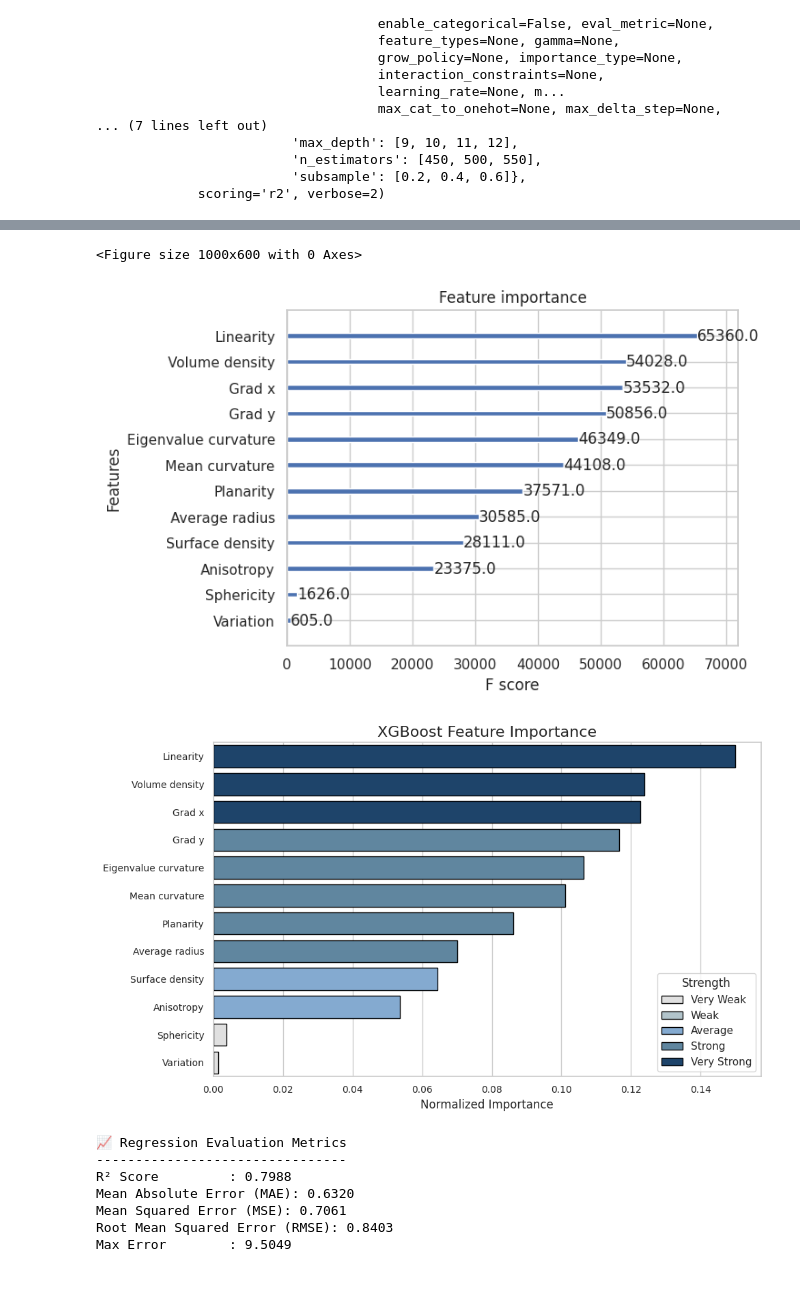
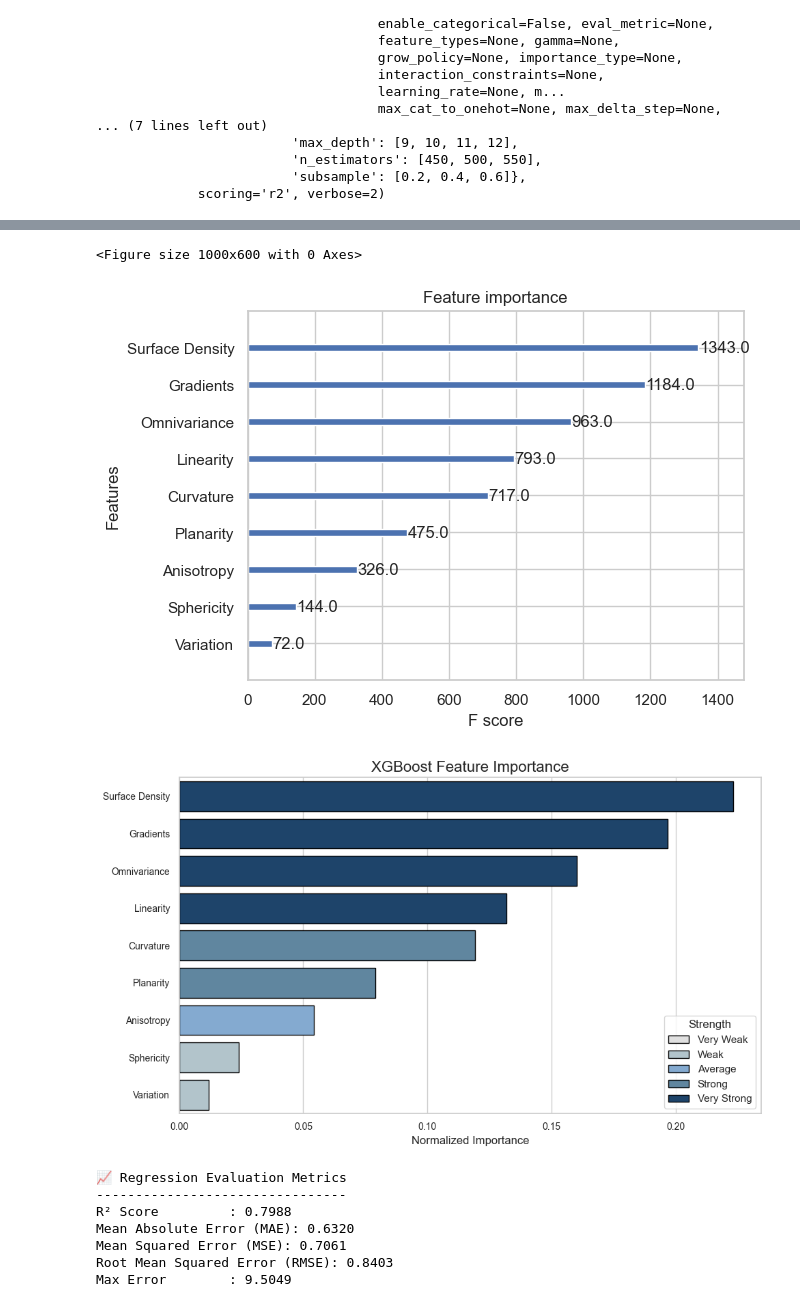
Before and after one commit to MagnusKarlsen1/PCQA-NN, a Jupyter notebook: Code/Gradient NN/models/XGBoost Regressor.ipynb, the cells around one changed output, grey strips where cells are left out. Saved outputs shown, nothing was run; the diff lists cells and outputs as text; code cells hidden in the pictures.

```diff
--- a/Code/Gradient NN/models/XGBoost Regressor.ipynb
+++ b/Code/Gradient NN/models/XGBoost Regressor.ipynb
@@ -25,19 +26,15 @@ print(jax.devices())
 # %%
-features = np.loadtxt("../Data/Training_data/big_test_features.txt")
-labels = np.loadtxt("../Data/Training_data/big_test_labels.txt")
+features = np.loadtxt("../Data/Training_data/ny_ide_feature_20.txt")
+labels = np.loadtxt("../Data/Training_data/ny_ide_label_20.txt")
 # %%
+features = features[:,-1]
+
+
 # Split label array into individual columns
-true_labels = labels[:, 0]          # Just the actual label
-avg_radius_column = labels[:, 1]    # The one you want to move to features
-
-# Reshape so you can concatenate it
-avg_radius_column = avg_radius_column.reshape(-1, 1)
-
+print(features.shape)
+print(labels.shape)
 # Concatenate to features
-features_total_np = np.hstack([features, avg_radius_column])
+features_total_np = features
 
 # Overwrite labels array with only the true label
-labels_total_np = true_labels.reshape(-1, 1)
-
-
-features_total_np = np.delete(features_total_np, [1,4,5,9,11], axis=1) # Remove variation
+labels_total_np = labels.reshape(-1, 1)
@@ -66,8 +66,8 @@ X_test.shape
 # %%
 from xgboost import XGBRegressor
 
-xgb = XGBRegressor(n_estimators=550, max_depth = 10, learning_rate=0.01)
-xgb.fit(X_train, y_train)
-print('Train R2 score: ', xgb.score(X_train, y_train))
-print('Test R2 score: ', xgb.score(X_test, y_test))
+estimator = XGBRegressor()
+estimator.fit(X_train, y_train)
+print('Train R2 score: ', estimator.score(X_train, y_train))
+print('Test R2 score: ', estimator.score(X_test, y_test))
 # %% [output]
@@ -164,12 +164,10 @@ GridSearchCV(cv=3,
                          'subsample': [0.2, 0.4, 0.6]},
              scoring='r2', verbose=2)
 # %%
-print(f'Best hyperparameters: {search.best_params_}')
-print(f'Train R2 score: {search.score(X_train, y_train)}')
-print(f'Test R2 score: {search.score(X_test, y_test)}')
+
 
 from joblib import dump, load
 
-estimator = search.best_estimator_
-dump(estimator, "./gridsearch_2.joblib")
+
+dump(estimator, "./Holy_Grail.joblib")
 # %% [output]
@@ -215,22 +210,19 @@ Max Error        : 9.8199
 # %%
 from xgboost import XGBRegressor, plot_importance
 import matplotlib.pyplot as plt
 
-feature_names = [
-    "Eigenvalue curvature", "Anisotropy", "Linearity", "Planarity", "Sphericity",
-    "Variation", "Grad x", "Grad y", "Mean curvature", "Surface density", "Volume density", "Average radius"
-]
+feature_names = ["Curvature", "Linearity", "Planarity", "Omnivariance", "Anisotropy", "Sphericity", "Variation", "Gradients", "Surface Density"]
 
 estimator.get_booster().feature_names = feature_names
 plt.figure(figsize=(10, 6))
 
 plot_importance(estimator)
 
 plt.savefig("F1_scores_xgboost2.png", dpi=1000)
 plt.show()
 # %% [output]
 <Figure size 1000x600 with 0 Axes>
-[figure, old version]
+[figure, new version]
 # %%
 import joblib
 import numpy as np
@@ -284,7 +276,7 @@ plt.tight_layout()
 plt.savefig('./Feature_importance_xgboost2.png', dpi=2000)
 plt.show()
 # %% [output]
-[figure, old version]
+[figure, new version]
 # %%
 from joblib import load
 
```
Also changed, not shown: parts of 10 cells of this notebook, 15 other files.
